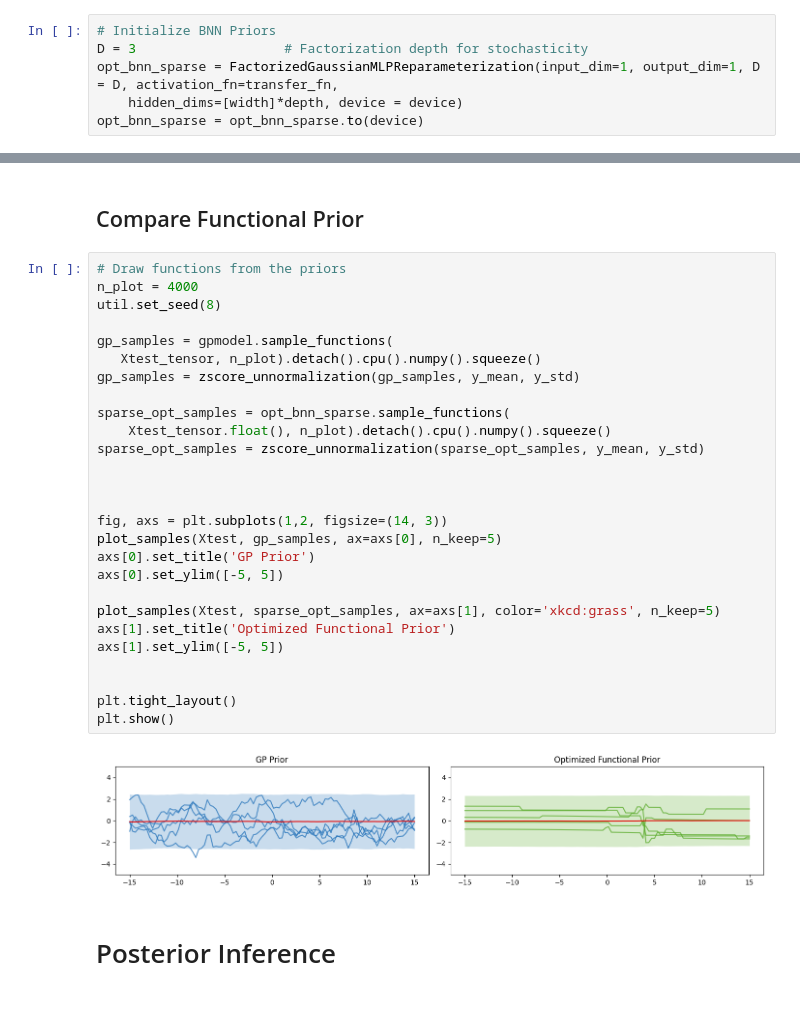
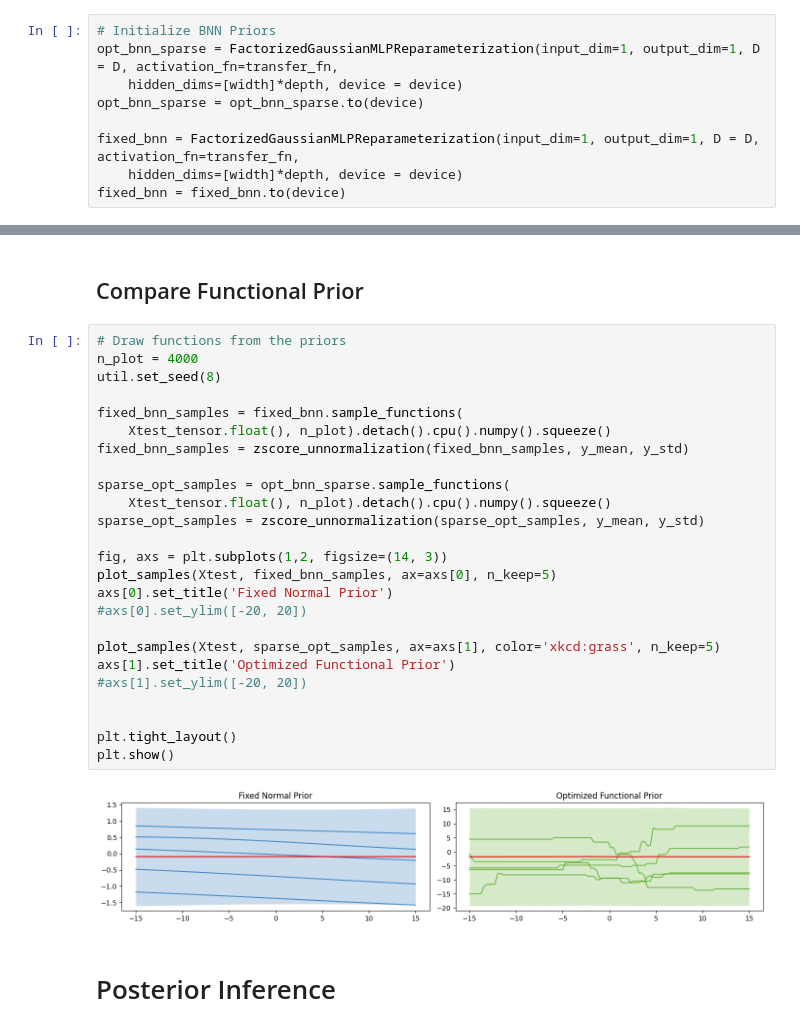
Before and after one commit to MariusLin/model-selection-partially-stochastic-nn, a Jupyter notebook: Notebooks/1D-regression-gaussian-prior.ipynb, the cells around one changed output, grey strips where cells are left out. Cells and saved outputs as stored; diff of their text form.

```diff
--- a/Notebooks/1D-regression-gaussian-prior.ipynb
+++ b/Notebooks/1D-regression-gaussian-prior.ipynb
@@ -210,6 +165,9 @@ ps_mlp_std = ps_mlp_std.to(device)
 # %%
 # Initialize BNN Priors
-D = 3                   # Factorization depth for stochasticity
 opt_bnn_sparse = FactorizedGaussianMLPReparameterization(input_dim=1, output_dim=1, D = D, activation_fn=transfer_fn,
     hidden_dims=[width]*depth, device = device)
 opt_bnn_sparse = opt_bnn_sparse.to(device)
+
+fixed_bnn = FactorizedGaussianMLPReparameterization(input_dim=1, output_dim=1, D = D, activation_fn=transfer_fn,
+    hidden_dims=[width]*depth, device = device)
+fixed_bnn = fixed_bnn.to(device)
@@ -293,32 +238,30 @@ plt.show()
 # %%
 # Draw functions from the priors
 n_plot = 4000
 util.set_seed(8)
 
-gp_samples = gpmodel.sample_functions(
-   Xtest_tensor, n_plot).detach().cpu().numpy().squeeze()
-gp_samples = zscore_unnormalization(gp_samples, y_mean, y_std)
+fixed_bnn_samples = fixed_bnn.sample_functions(
+    Xtest_tensor.float(), n_plot).detach().cpu().numpy().squeeze()
+fixed_bnn_samples = zscore_unnormalization(fixed_bnn_samples, y_mean, y_std)
 
 sparse_opt_samples = opt_bnn_sparse.sample_functions(
     Xtest_tensor.float(), n_plot).detach().cpu().numpy().squeeze()
 sparse_opt_samples = zscore_unnormalization(sparse_opt_samples, y_mean, y_std)
 
-
-
 fig, axs = plt.subplots(1,2, figsize=(14, 3))
-plot_samples(Xtest, gp_samples, ax=axs[0], n_keep=5)
-axs[0].set_title('GP Prior')
-axs[0].set_ylim([-5, 5])
+plot_samples(Xtest, fixed_bnn_samples, ax=axs[0], n_keep=5)
+axs[0].set_title('Fixed Normal Prior')
+#axs[0].set_ylim([-20, 20])
 
 plot_samples(Xtest, sparse_opt_samples, ax=axs[1], color='xkcd:grass', n_keep=5)
 axs[1].set_title('Optimized Functional Prior')
-axs[1].set_ylim([-5, 5])
+#axs[1].set_ylim([-20, 20])
 
 
 plt.tight_layout()
 plt.show()
 # %% [output]
-[figure, old version]
+[figure, new version]
 # %% [markdown]
 # Posterior Inference
 # %%
```
Also changed, not shown: parts of 38 cells of this notebook, 14 other files.
